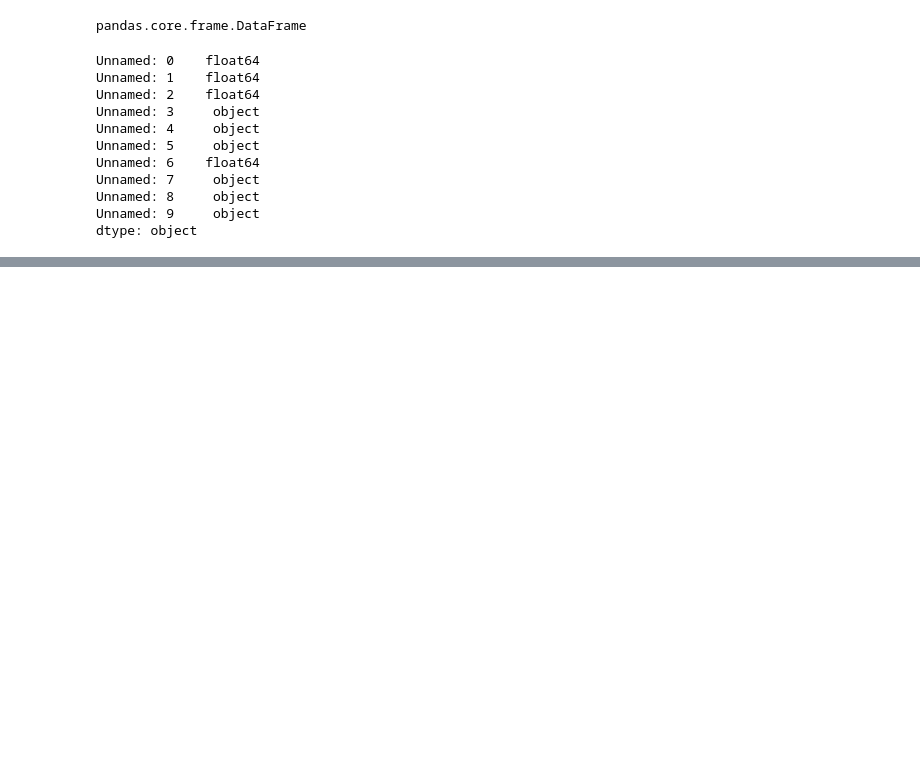
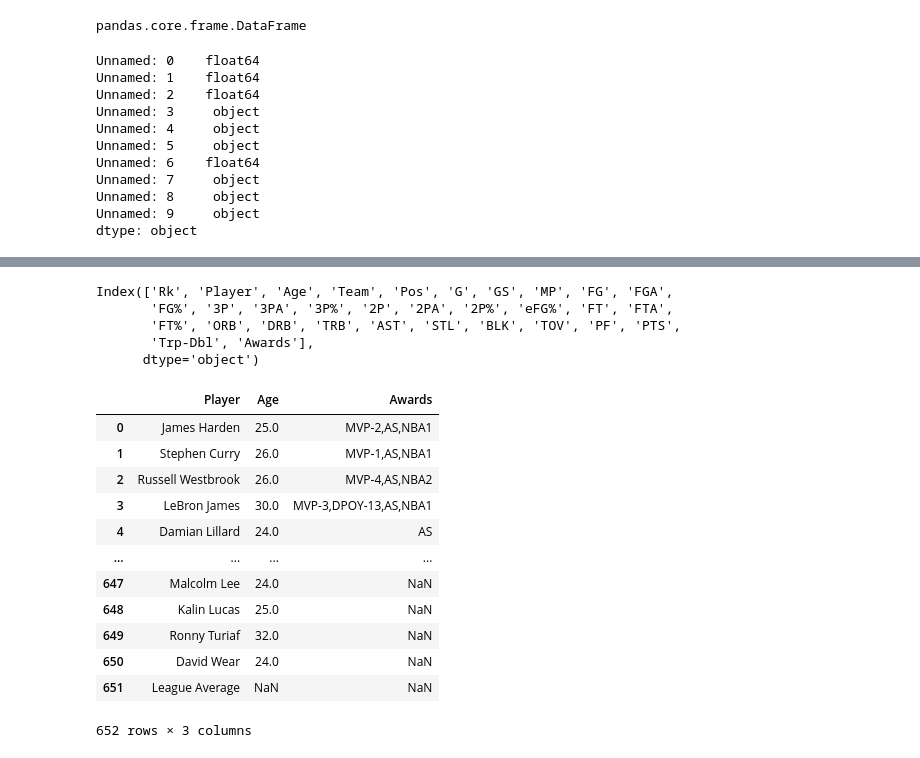
Before and after one commit to VIRENDRA-18/Python, a Jupyter notebook: Pandas Basic.ipynb, the cells around one changed output, grey strips where cells are left out. Drawn from its saved outputs; the diff is of its cells as text; code cells hidden in the pictures; blank space fills up the shorter version.

```diff
--- a/Pandas Basic.ipynb
+++ b/Pandas Basic.ipynb
@@ -268,0 +358,24 @@ dtype: object
+# %%
+df3.columns
+# %% [output]
+Index(['Rk', 'Player', 'Age', 'Team', 'Pos', 'G', 'GS', 'MP', 'FG', 'FGA',
+       'FG%', '3P', '3PA', '3P%', '2P', '2PA', '2P%', 'eFG%', 'FT', 'FTA',
+       'FT%', 'ORB', 'DRB', 'TRB', 'AST', 'STL', 'BLK', 'TOV', 'PF', 'PTS',
+       'Trp-Dbl', 'Awards'],
+      dtype='object')
+# %%
+df3[['Player', 'Age', 'Awards']]
+# %% [output]
+|  | Player | Age | Awards |
+| 0 | James Harden | 25.0 | MVP-2,AS,NBA1 |
+| 1 | Stephen Curry | 26.0 | MVP-1,AS,NBA1 |
+| 2 | Russell Westbrook | 26.0 | MVP-4,AS,NBA2 |
+| 3 | LeBron James | 30.0 | MVP-3,DPOY-13,AS,NBA1 |
+| 4 | Damian Lillard | 24.0 | AS |
+| ... | ... | ... | ... |
+| 647 | Malcolm Lee | 24.0 | NaN |
+| 648 | Kalin Lucas | 25.0 | NaN |
+| 649 | Ronny Turiaf | 32.0 | NaN |
+| 650 | David Wear | 24.0 | NaN |
+| 651 | League Average | NaN | NaN |
+652 rows × 3 columns
```
Also changed, not shown: parts of 11 cells of this notebook, 1 other file.
